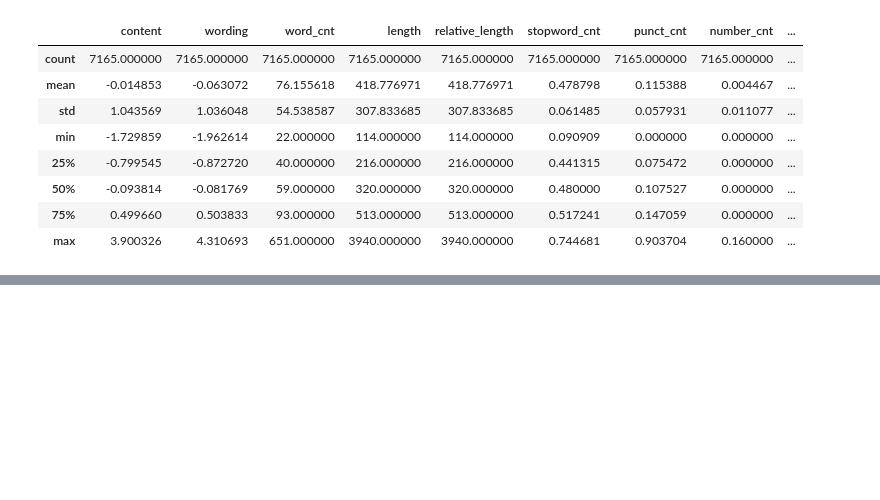
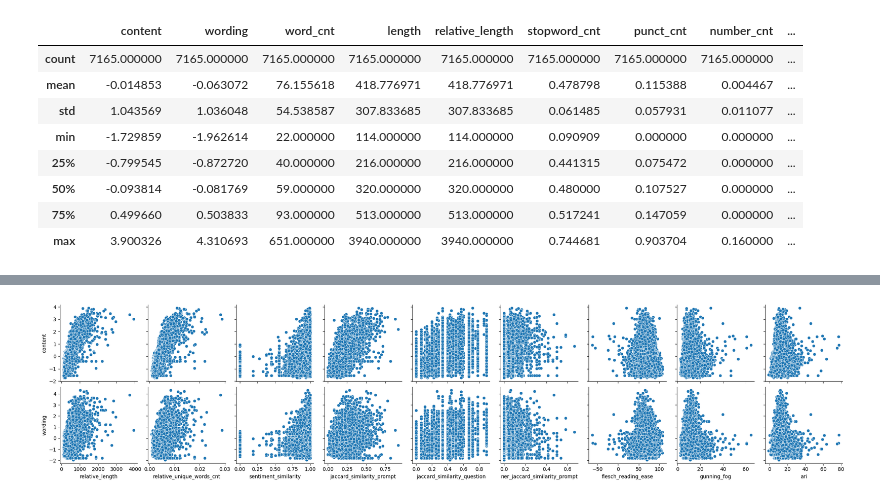
Before and after one commit to Camille9999/Simplon-Certification, a Jupyter notebook: amelioration_projet/feature_engineering.ipynb, the cells around one changed output, grey strips where cells are left out. Cells and saved outputs as stored; diff of their text form; code cells hidden in the pictures; blank space fills up the shorter version.

```diff
--- a/amelioration_projet/feature_engineering.ipynb
+++ b/amelioration_projet/feature_engineering.ipynb
@@ -1055,0 +324,4 @@ print(f"""
+# %%
+sns.pairplot(df_train_summaries[TARGETS + FEATURES], x_vars=FEATURES, y_vars=TARGETS);
+# %% [output]
+[figure, added]
```
Also changed, not shown: parts of 100 cells of this notebook.
